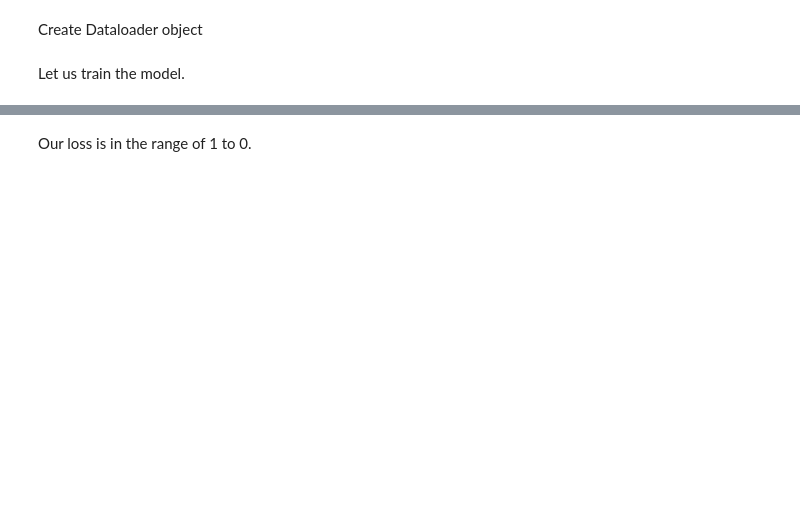
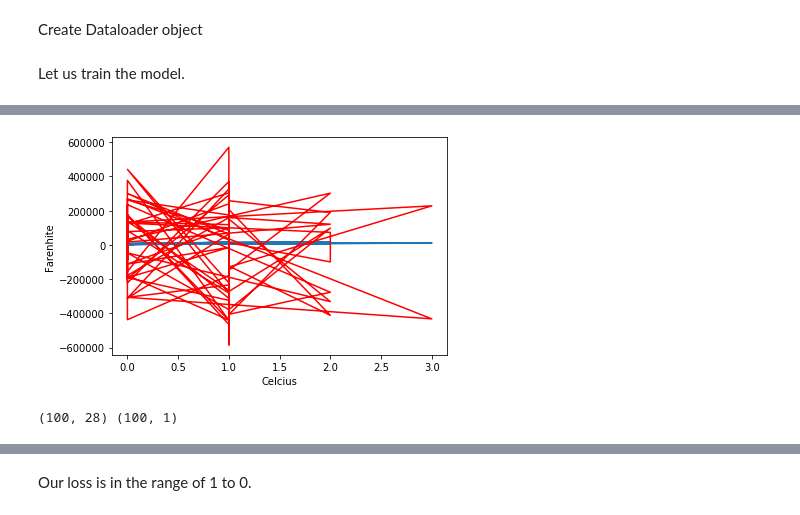
Before and after one commit to amanattar/Flight-Fare-Prediction, a Jupyter notebook: prediction_using_pytorch.ipynb, the cells around one changed output, grey strips where cells are left out. Saved outputs shown, nothing was run; the diff lists cells and outputs as text; code cells hidden in the pictures; blank space fills up the shorter version.

Commit message:
Prediction using pytorch completed.

```diff
--- a/prediction_using_pytorch.ipynb
+++ b/prediction_using_pytorch.ipynb
@@ -82,8 +82,8 @@ criterion = nn.MSELoss()
 # %% [markdown]
 Create optimizer.
 # %%
-model = linear_regression(29,1) #29 inputs an 1 output
-optimizer = optim.Adamax(model.parameters(), lr = 0.00001)#Using Adamax
+model = linear_regression(28,1) #28 inputs an 1 output
+optimizer = optim.SGD(model.parameters(), lr = 0.00001)#Using Adamax
 # %%
 list(model.parameters())
 # %% [output]
@@ -128,0 +132,2 @@ train_model_BGD(10)
+# %%
+dft=pd.read_csv('Dataset/test_clean_data.csv')
@@ -128,0 +136,6 @@ train_model_BGD(10)
+# %%
+x_new_test=dft.iloc[:,:].values
+sc=StandardScaler()
+X_test=sc.fit_transform(x_new_test)
+
+X_test=torch.tensor(X_test,dtype=torch.float64)
@@ -128,0 +144,4 @@ train_model_BGD(10)
+# %%
+pred=model(X_test.float())
+pred=pred.detach().numpy()
+pred
@@ -129,3 +156,16 @@ train_model_BGD(10)
+# %%
+x1=df.X_train.detach().numpy()[:100]
+y1=df.Y_train.detach().numpy()[:100]
+
+plt.plot(x1[:,0], y1)
+plt.plot(x1[:,0], pred[:100] , "red")
+plt.xlabel("Celcius")
+plt.ylabel("Farenhite")
+plt.show()
+print(df.X_train.detach().numpy()[:100].shape,df.Y_train.detach().numpy()[:100].shape)
+# %% [output]
+[figure, added]
+(100, 28) (100, 1)
 # %%
 plt.plot(LOSS,label="Batch Gradient Descent")
 plt.xlabel('epoch')
```
Also changed, not shown: parts of 7 cells of this notebook.
